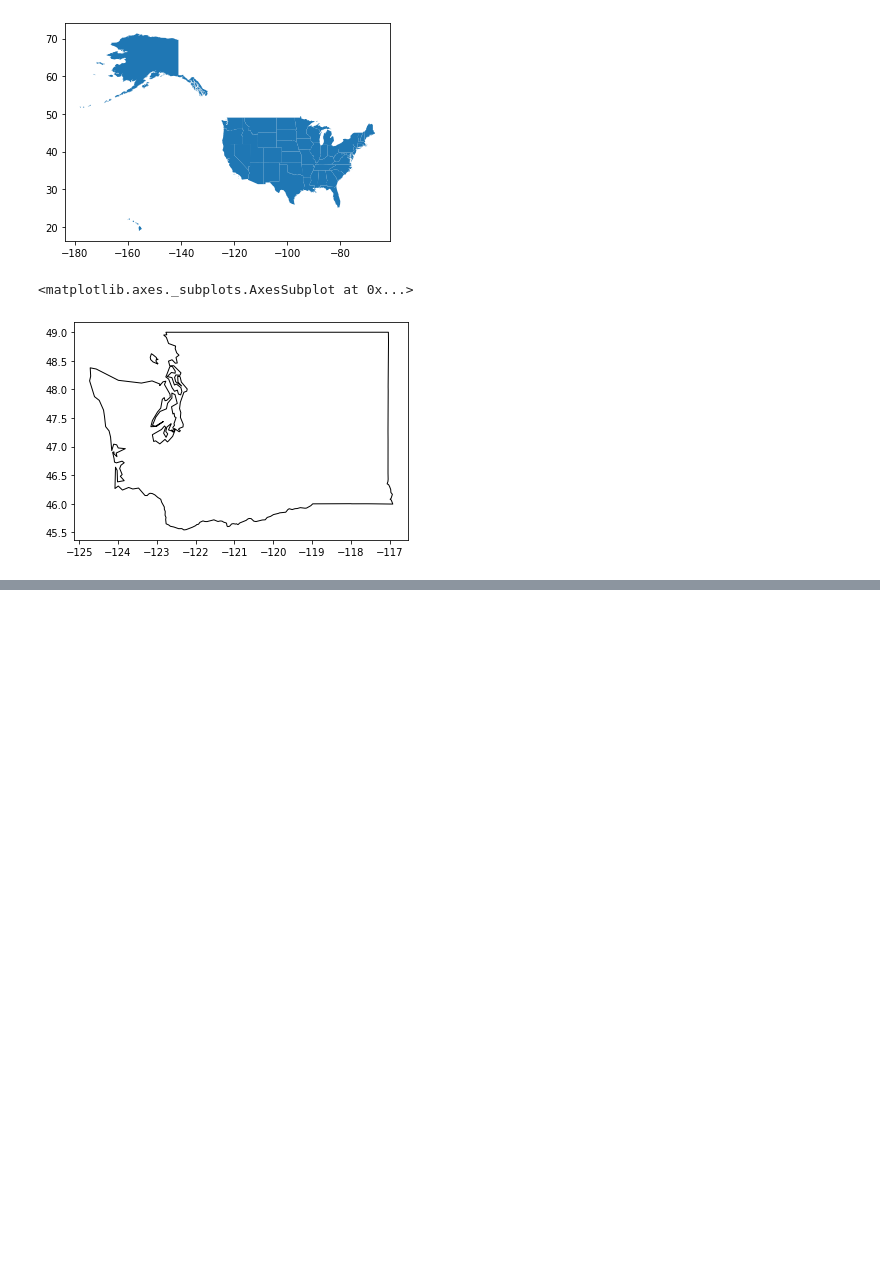
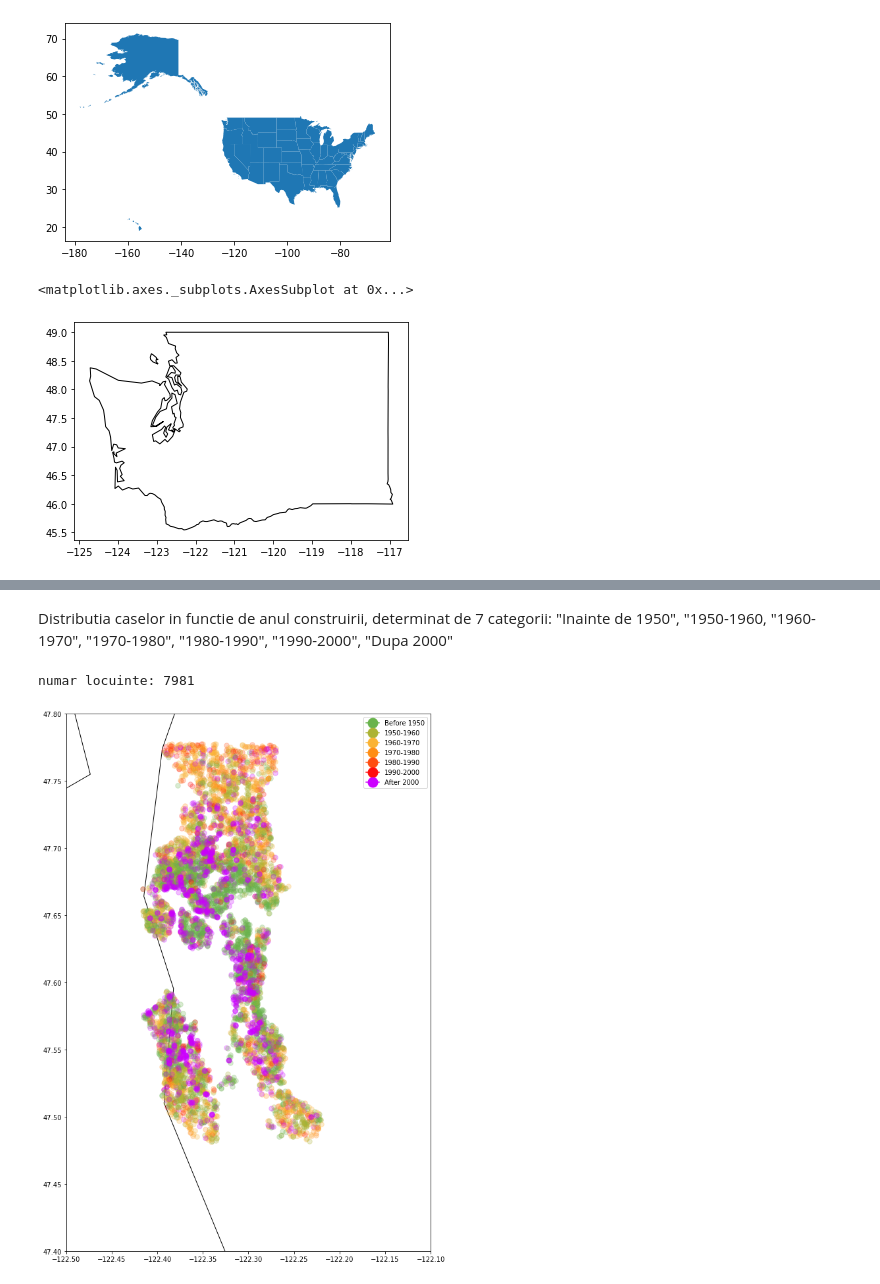
Before and after one commit to jafetimbre/mib-fiesta, a Jupyter notebook: src/beresescu_copy.ipynb, the cells around one changed output, grey strips where cells are left out. Cells and saved outputs as stored; diff of their text form; code cells hidden in the pictures; blank space fills up the shorter version.

```diff
--- a/src/beresescu_copy.ipynb
+++ b/src/beresescu_copy.ipynb
@@ -101,0 +102,40 @@ numar locuinte: 7981
+# %% [markdown]
+Distributia caselor in functie de anul construirii, determinat de 7 categorii: "Inainte de 1950", "1950-1960, "1960-1970", "1970-1980", "1980-1990", "1990-2000", "Dupa 2000"
+# %%
+ax = usa[usa.STATE_NAME == "Washington"].plot(color='white', edgecolor="black", figsize=(20,15))
+#ax.margins(x=-0.2, y=-0.45)
+ax.set_xlim(-122.5, -122.1)
+ax.set_ylim(47.4, 47.8)
+gradient_arr = ['#69B34C', '#ACB334', '#FAB334', '#FF8E15', '#FF4E11', '#FF0D0D', '#CC00FF']
+houses.sort_values(by=['price'])
+row_numbers = len(houses['price'])
+print("numar locuinte:", row_numbers)
+separator = row_numbers / 6
+
+for i, row in houses.iterrows():
+  index = 0
+  for j in range(1940, 2000, 10):
+    if row['yr_built'] >= j:
+      index = index + 1
+  proper_color = gradient_arr[index]
+  plt.plot(row['long'], row['lat'], marker=".", color=proper_color, markersize=15, alpha=0.25)
+#plt.legend(['green', 'light green', 'light yellow', 'yellow', 'orange', 'red'], ['cheapest', 'cheaper', 'below average', 'above average', 'expensive', 'the most expensive']);
+cheapest_legend = Line2D([0], [0], marker='o', color='#69B34C', label='Before 1950',
+                        markerfacecolor='#69B34C', markersize=15)
+cheaper_legend = Line2D([0], [0], marker='o', color='#ACB334', label='1950-1960',
+                        markerfacecolor='#ACB334', markersize=15)
+below_legend = Line2D([0], [0], marker='o', color='#FAB334', label='1960-1970',
+                        markerfacecolor='#FAB334', markersize=15)
+above_legend = Line2D([0], [0], marker='o', color='#FF8E15', label='1970-1980',
+                        markerfacecolor='#FF8E15', markersize=15)
+expensive_legend = Line2D([0], [0], marker='o', color='#FF4E11', label='1980-1990',
+                        markerfacecolor='#FF4E11', markersize=15)
+most_exp_legend = Line2D([0], [0], marker='o', color='#FF0D0D', label='1990-2000',
+                        markerfacecolor='#FF0D0D', markersize=15)
+last_legend = Line2D([0], [0], marker='o', color='#CC00FF', label='After 2000',
+                        markerfacecolor='#CC00FF', markersize=15)
+plt.legend(handles=[cheapest_legend, cheaper_legend, below_legend, above_legend, expensive_legend, most_exp_legend, last_legend])
+plt.show()
+# %% [output]
+numar locuinte: 7981
+[figure, added]
```
Also changed, not shown: parts of 16 cells of this notebook.
